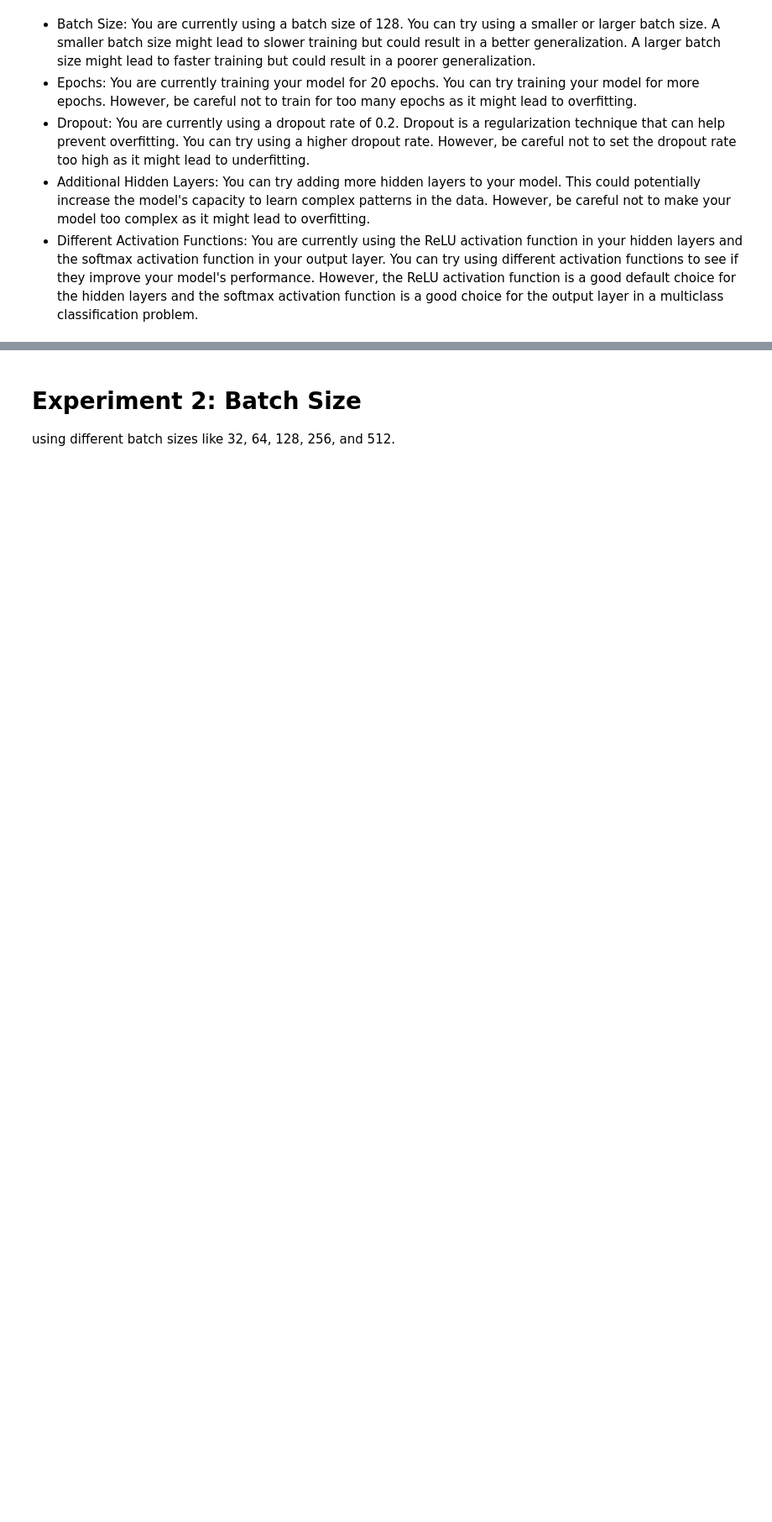
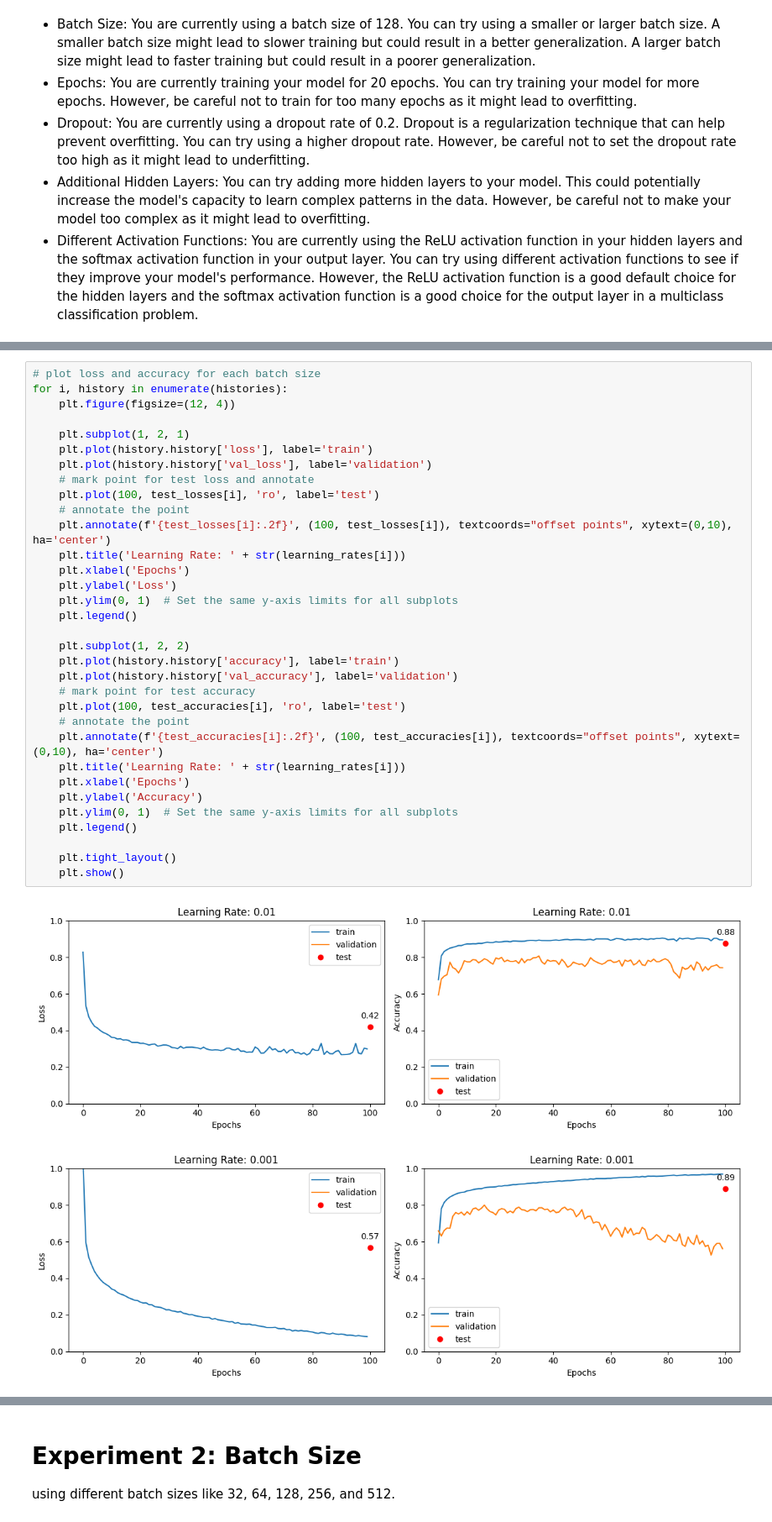
Before and after one commit to Bhanu-py/DL-assignments, a Jupyter notebook: ass1/main.ipynb, the cells around one changed output, grey strips where cells are left out. Shown at 84% size. Drawn from its saved outputs; the diff is of its cells as text; blank space fills up the shorter version.

```diff
--- a/ass1/main.ipynb
+++ b/ass1/main.ipynb
@@ -318,0 +326,36 @@ Epoch 20/20
+# %%
+# plot loss and accuracy for each batch size
+for i, history in enumerate(histories):
+    plt.figure(figsize=(12, 4))
+
+    plt.subplot(1, 2, 1)
+    plt.plot(history.history['loss'], label='train')
+    plt.plot(history.history['val_loss'], label='validation')
+    # mark point for test loss and annotate
+    plt.plot(100, test_losses[i], 'ro', label='test')
+    # annotate the point
+    plt.annotate(f'{test_losses[i]:.2f}', (100, test_losses[i]), textcoords="offset points", xytext=(0,10), ha='center')
+    plt.title('Learning Rate: ' + str(learning_rates[i]))
+    plt.xlabel('Epochs')
+    plt.ylabel('Loss')
+    plt.ylim(0, 1)  # Set the same y-axis limits for all subplots
+    plt.legend()
+
+    plt.subplot(1, 2, 2)
+    plt.plot(history.history['accuracy'], label='train')
+    plt.plot(history.history['val_accuracy'], label='validation')
+    # mark point for test accuracy
+    plt.plot(100, test_accuracies[i], 'ro', label='test')
+    # annotate the point
+    plt.annotate(f'{test_accuracies[i]:.2f}', (100, test_accuracies[i]), textcoords="offset points", xytext=(0,10), ha='center')
+    plt.title('Learning Rate: ' + str(learning_rates[i]))
+    plt.xlabel('Epochs')
+    plt.ylabel('Accuracy')
+    plt.ylim(0, 1)  # Set the same y-axis limits for all subplots
+    plt.legend()
+
+    plt.tight_layout()
+    plt.show()
+# %% [output]
+[figure, added]
+[figure, added]
```
Also changed, not shown: parts of 26 cells of this notebook, 1 other file.
